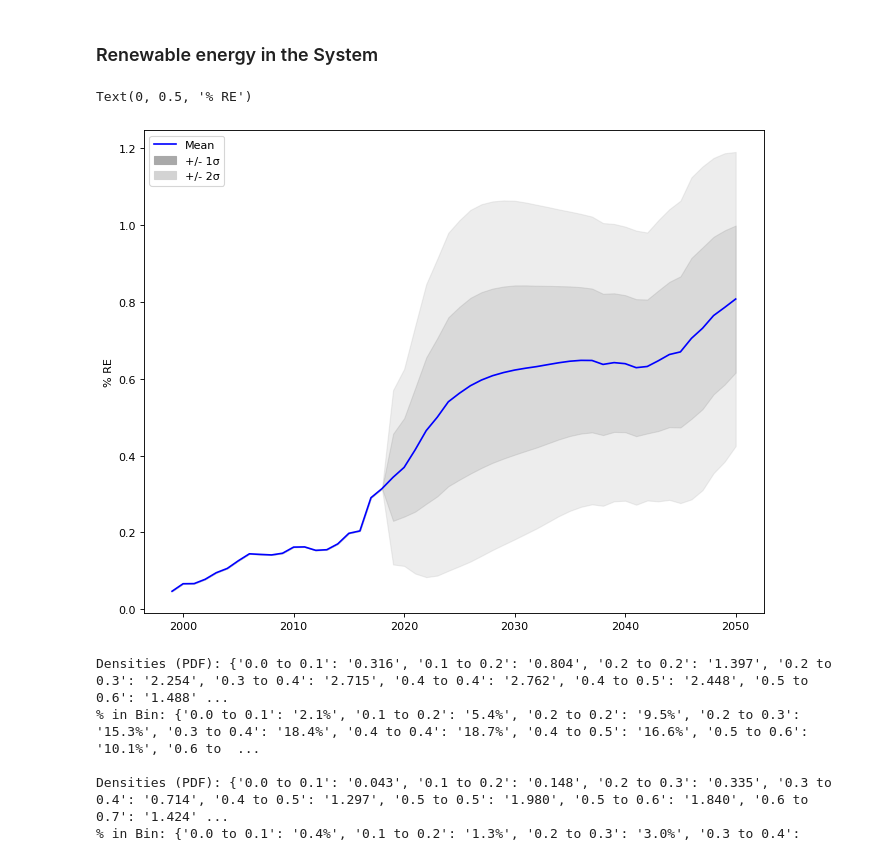
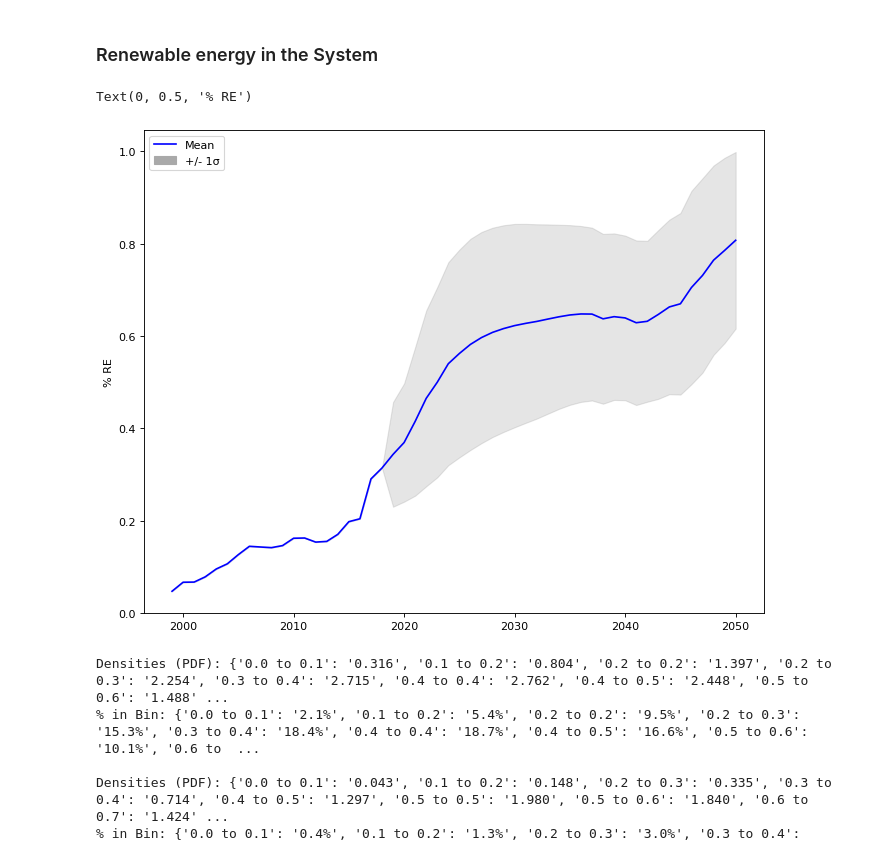
Before and after one commit to gr4sp/simulationEngine, a Jupyter notebook: experiments/notebookGr4sp/Uncertainty Analysis.ipynb, the cells around one changed output. Cells and saved outputs as stored; diff of their text form; code cells hidden in the pictures.

```diff
--- a/experiments/notebookGr4sp/Uncertainty Analysis.ipynb
+++ b/experiments/notebookGr4sp/Uncertainty Analysis.ipynb
@@ -400,35 +398,35 @@ ooi = 'renewableContributionYear'
 # %%
 #change fig size
 figure(num=None, figsize=(10, 8), dpi=80, facecolor='w', edgecolor='k')
 
 #compute STD and MEAN
 reSTD = np.std(outcomes_filtered['renewableContributionYear'],axis=0)
 re2STD = 2*np.std(outcomes_filtered['renewableContributionYear'],axis=0)
 
 reMean = np.mean(outcomes_filtered['renewableContributionYear'],axis=0)
 
 
 #PLOT MEAN
 lineMean, = plt.plot(time,reMean, 'b-', label = 'Mean')
 
 #PLOT STD
-plt.fill_between(x=time,y1=reMean - reSTD, y2=reMean + reSTD,
-                 color='gray', alpha=0.2)
-plt.fill_between(x=time,y1=reMean - re2STD, y2=reMean + re2STD,
-                 color='darkgray', alpha=0.2)
+plt.fill_between(x=time,y1=reMean - reSTD, y2=reMean + reSTD,color='gray', alpha=0.2)
+#plt.fill_between(x=time,y1=reMean - re2STD, y2=reMean + re2STD,color='darkgray', alpha=0.2)
 
 
 lightgrey_patch = mpatches.Patch(color='lightgray', label='+/- 2\u03C3')
 darkgrey_patch = mpatches.Patch(color='darkgray', label='+/- 1\u03C3')
 
 #PLOT legend, and title
-plt.legend(handles=[lineMean,darkgrey_patch,lightgrey_patch], loc = 'upper left')
+#plt.legend(handles=[lineMean,darkgrey_patch,lightgrey_patch], loc = 'upper left')
+plt.legend(handles=[lineMean,darkgrey_patch], loc = 'upper left')
+
 plt.ylabel('% RE')
 
 #plt.suptitle("{}".format(ooi), fontsize=15)
 # %% [output]
 Text(0, 0.5, '% RE')
-[figure, old version]
+[figure, new version]
 # %%
 from EMAworkbench.ema_workbench.analysis.plotting import multiple_densities, PlotType
 from EMAworkbench.ema_workbench.analysis.plotting_util import Density
```
Also changed, not shown: parts of 3 cells of this notebook, 29 other files.
